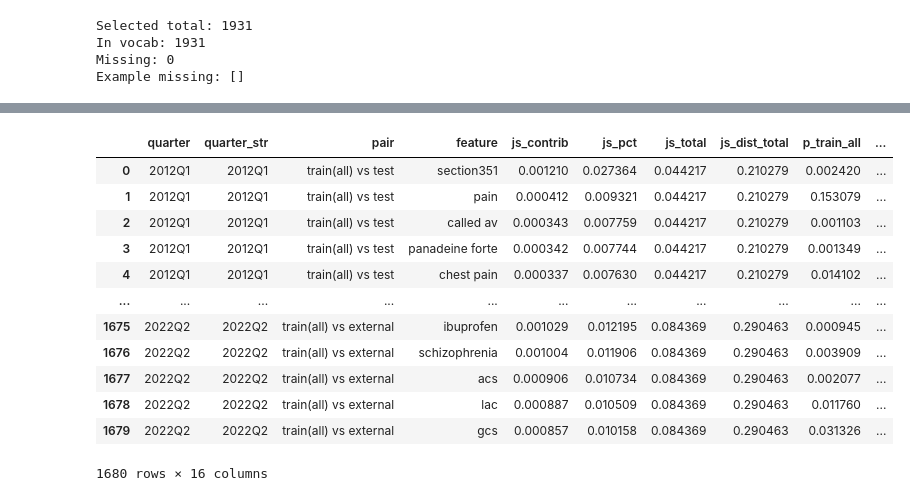
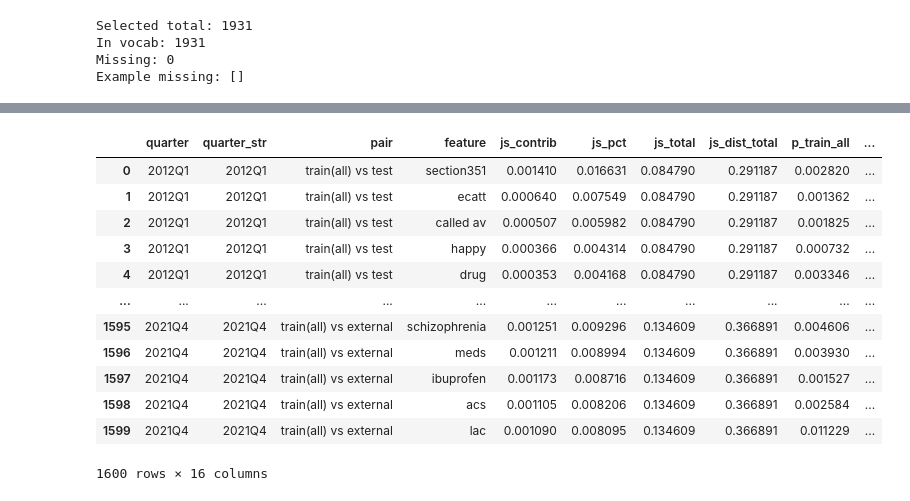
Before and after one commit to vlada-rozova/self-harm-triage-notes, a Jupyter notebook: notebooks/js_dvergence_analysis.ipynb, the cells around one changed output, grey strips where cells are left out. Saved outputs shown, nothing was run; the diff lists cells and outputs as text; code cells hidden in the pictures.

```diff
--- a/notebooks/js_dvergence_analysis.ipynb
+++ b/notebooks/js_dvergence_analysis.ipynb
@@ -1057,7 +1057,7 @@ df_top_freq = top_js_contrib_over_time(
 
 # count
 df_top_count = top_js_contrib_over_time(
-    P_count, P_train_all_freq,
+    P_count, P_train_all_count,
     others, all_quarters,
     count_features, sel_idx,
     top_k=20
@@ -1065,24 +1065,24 @@ df_top_count = top_js_contrib_over_time(
 
 # tf-idf
 df_top_tfidf = top_js_contrib_over_time(
-    P_tfidf,P_train_all_freq,
+    P_tfidf,P_train_all_tfidf,
     others, all_quarters,
     tfidf_features, sel_idx,
     top_k=20,
 )
 # %%
-df_top_count
+df_top_tfidf
 # %% [output]
 |  | quarter | quarter_str | pair | feature | js_contrib | js_pct | js_total | js_dist_total | p_train_all | ... |
-| 0 | 2012Q1 | 2012Q1 | train(all) vs test | section351 | 0.001210 | 0.027364 | 0.044217 | 0.210279 | 0.002420 | ... |
-| 1 | 2012Q1 | 2012Q1 | train(all) vs test | pain | 0.000412 | 0.009321 | 0.044217 | 0.210279 | 0.153079 | ... |
-| 2 | 2012Q1 | 2012Q1 | train(all) vs test | called av | 0.000343 | 0.007759 | 0.044217 | 0.210279 | 0.001103 | ... |
-| 3 | 2012Q1 | 2012Q1 | train(all) vs test | panadeine forte | 0.000342 | 0.007744 | 0.044217 | 0.210279 | 0.001349 | ... |
-| 4 | 2012Q1 | 2012Q1 | train(all) vs test | chest pain | 0.000337 | 0.007630 | 0.044217 | 0.210279 | 0.014102 | ... |
+| 0 | 2012Q1 | 2012Q1 | train(all) vs test | section351 | 0.001410 | 0.016631 | 0.084790 | 0.291187 | 0.002820 | ... |
+| 1 | 2012Q1 | 2012Q1 | train(all) vs test | ecatt | 0.000640 | 0.007549 | 0.084790 | 0.291187 | 0.001362 | ... |
+| 2 | 2012Q1 | 2012Q1 | train(all) vs test | called av | 0.000507 | 0.005982 | 0.084790 | 0.291187 | 0.001825 | ... |
+| 3 | 2012Q1 | 2012Q1 | train(all) vs test | happy | 0.000366 | 0.004314 | 0.084790 | 0.291187 | 0.000732 | ... |
+| 4 | 2012Q1 | 2012Q1 | train(all) vs test | drug | 0.000353 | 0.004168 | 0.084790 | 0.291187 | 0.003346 | ... |
 | ... | ... | ... | ... | ... | ... | ... | ... | ... | ... | ... |
-| 1675 | 2022Q2 | 2022Q2 | train(all) vs external | ibuprofen | 0.001029 | 0.012195 | 0.084369 | 0.290463 | 0.000945 | ... |
-| 1676 | 2022Q2 | 2022Q2 | train(all) vs external | schizophrenia | 0.001004 | 0.011906 | 0.084369 | 0.290463 | 0.003909 | ... |
-| 1677 | 2022Q2 | 2022Q2 | train(all) vs external | acs | 0.000906 | 0.010734 | 0.084369 | 0.290463 | 0.002077 | ... |
-| 1678 | 2022Q2 | 2022Q2 | train(all) vs external | lac | 0.000887 | 0.010509 | 0.084369 | 0.290463 | 0.011760 | ... |
-| 1679 | 2022Q2 | 2022Q2 | train(all) vs external | gcs | 0.000857 | 0.010158 | 0.084369 | 0.290463 | 0.031326 | ... |
+| 1595 | 2021Q4 | 2021Q4 | train(all) vs external | schizophrenia | 0.001251 | 0.009296 | 0.134609 | 0.366891 | 0.004606 | ... |
+| 1596 | 2021Q4 | 2021Q4 | train(all) vs external | meds | 0.001211 | 0.008994 | 0.134609 | 0.366891 | 0.003930 | ... |
+| 1597 | 2021Q4 | 2021Q4 | train(all) vs external | ibuprofen | 0.001173 | 0.008716 | 0.134609 | 0.366891 | 0.001527 | ... |
+| 1598 | 2021Q4 | 2021Q4 | train(all) vs external | acs | 0.001105 | 0.008206 | 0.134609 | 0.366891 | 0.002584 | ... |
+| 1599 | 2021Q4 | 2021Q4 | train(all) vs external | lac | 0.001090 | 0.008095 | 0.134609 | 0.366891 | 0.011229 | ... |
-1680 rows × 16 columns
+1600 rows × 16 columns
```
Also changed, not shown: parts of 6 cells of this notebook.
